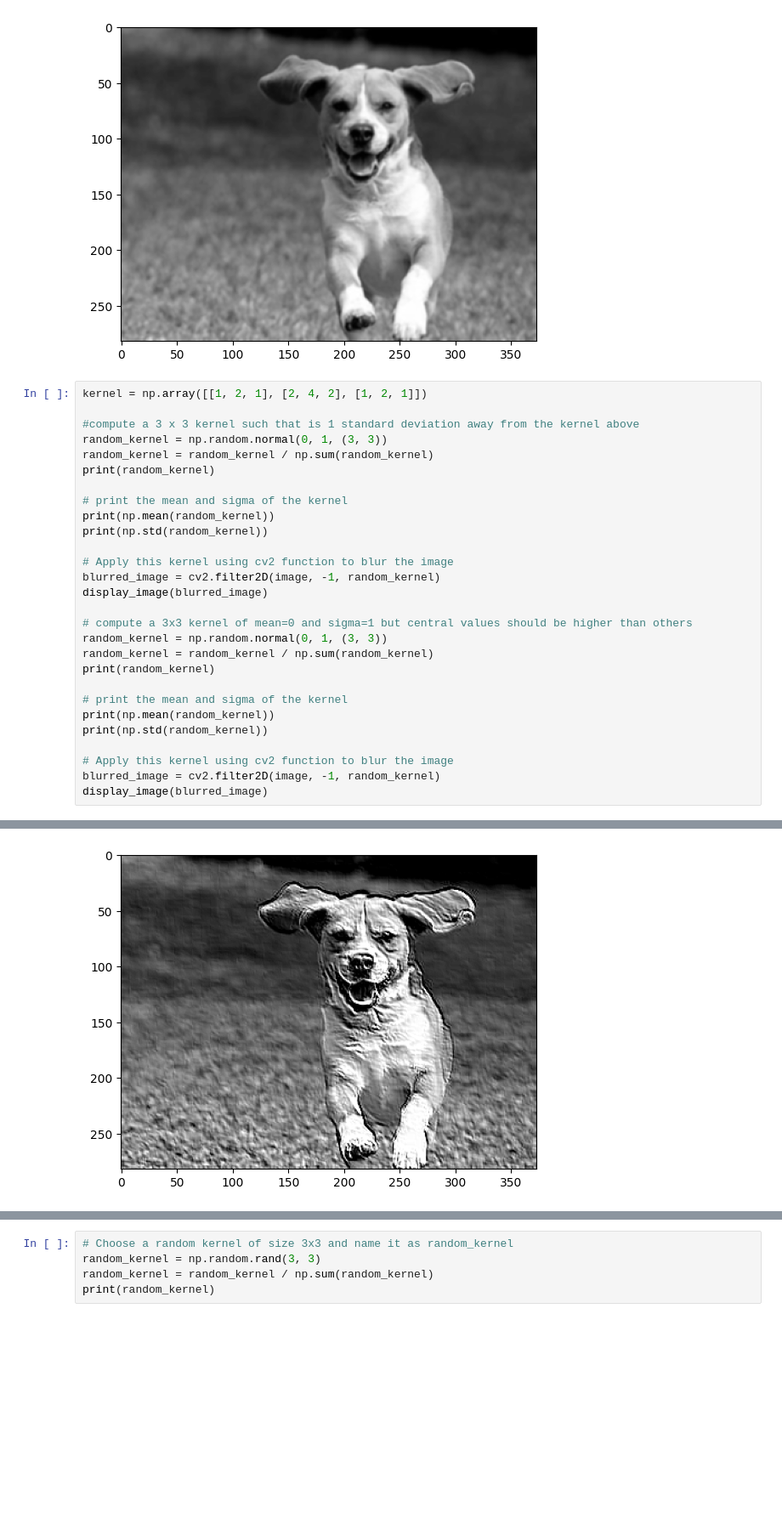
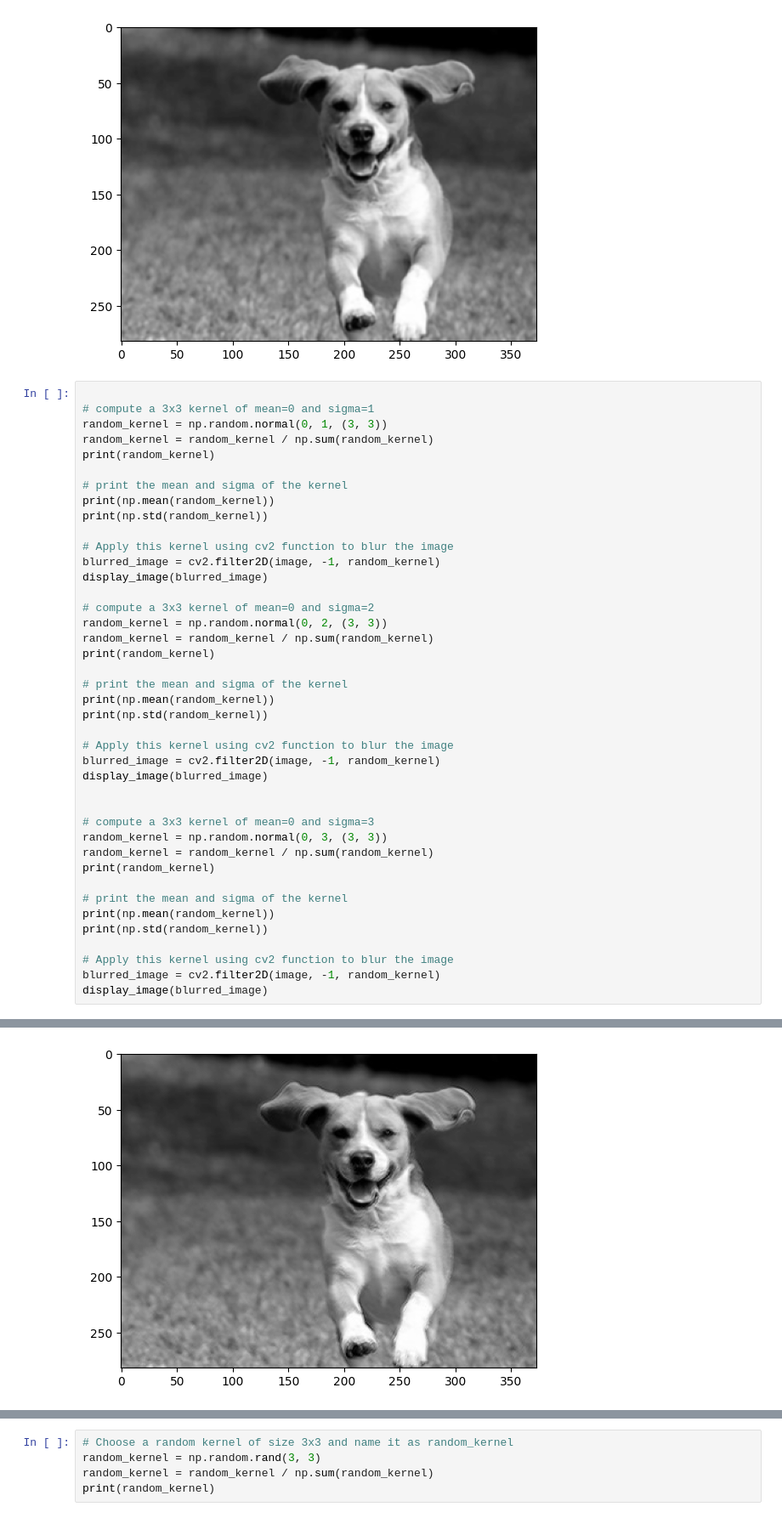
Before and after one commit to RanjithP/Applying-Image-Convolution, a Jupyter notebook: edge_gray_scale_kernel_2.ipynb, the cells around one changed output, grey strips where cells are left out. Shown at 85% size. Cells and saved outputs as stored; diff of their text form; blank space fills up the shorter version.

Commit message:
correct random kernel with 1 sigma, 2 sigma and 3 sigma

```diff
--- a/edge_gray_scale_kernel_2.ipynb
+++ b/edge_gray_scale_kernel_2.ipynb
@@ -76,9 +76,8 @@ display_image(blurred_image)
 0.0572653559113564
 [figure]
 # %%
-kernel = np.array([[1, 2, 1], [2, 4, 2], [1, 2, 1]])
 
-#compute a 3 x 3 kernel such that is 1 standard deviation away from the kernel above
+# compute a 3x3 kernel of mean=0 and sigma=1
 random_kernel = np.random.normal(0, 1, (3, 3))
 random_kernel = random_kernel / np.sum(random_kernel)
 print(random_kernel)
@@ -91,8 +90,8 @@ print(np.std(random_kernel))
 blurred_image = cv2.filter2D(image, -1, random_kernel)
 display_image(blurred_image)
 
-# compute a 3x3 kernel of mean=0 and sigma=1 but central values should be higher than others
-random_kernel = np.random.normal(0, 1, (3, 3))
+# compute a 3x3 kernel of mean=0 and sigma=2
+random_kernel = np.random.normal(0, 2, (3, 3))
 random_kernel = random_kernel / np.sum(random_kernel)
 print(random_kernel)
 
@@ -103,4 +102,18 @@ print(np.std(random_kernel))
 # Apply this kernel using cv2 function to blur the image
 blurred_image = cv2.filter2D(image, -1, random_kernel)
 display_image(blurred_image)
+
+
+# compute a 3x3 kernel of mean=0 and sigma=3
+random_kernel = np.random.normal(0, 3, (3, 3))
+random_kernel = random_kernel / np.sum(random_kernel)
+print(random_kernel)
+
+# print the mean and sigma of the kernel
+print(np.mean(random_kernel))
+print(np.std(random_kernel))
+
+# Apply this kernel using cv2 function to blur the image
+blurred_image = cv2.filter2D(image, -1, random_kernel)
+display_image(blurred_image)
 # %% [output]
@@ -118 +131 @@ display_image(blurred_image)
-[figure, old version]
+[figure, new version]
```
Also changed, not shown: parts of 1 cell of this notebook.
